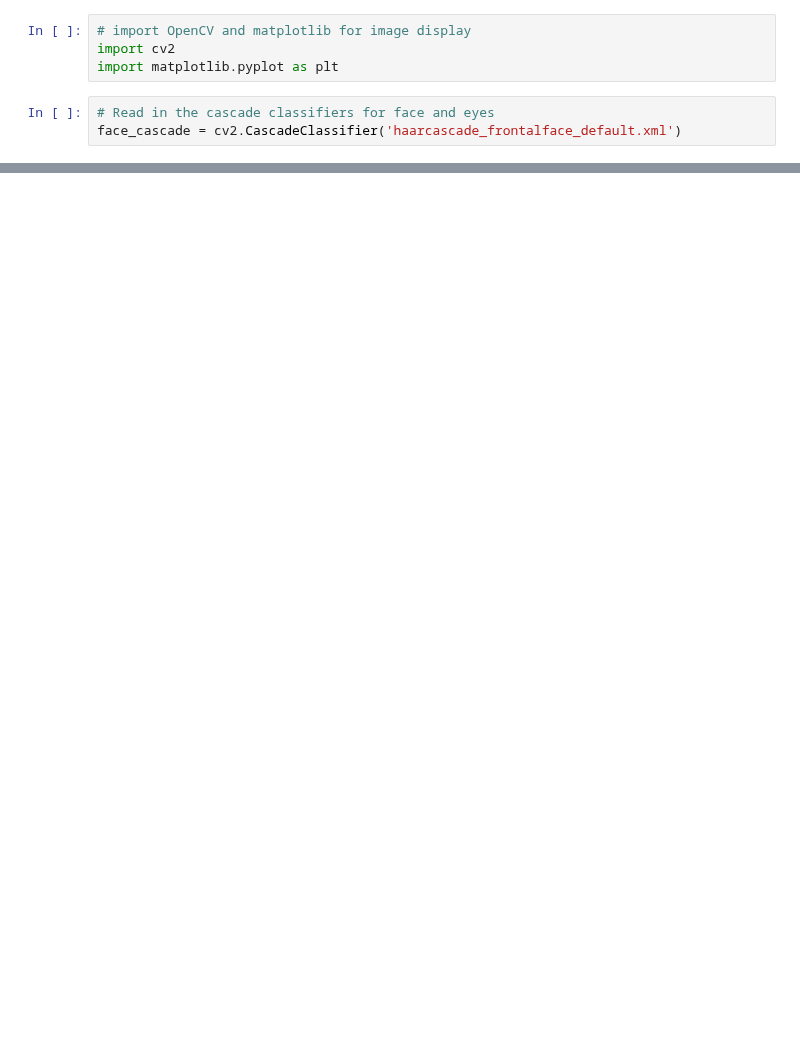
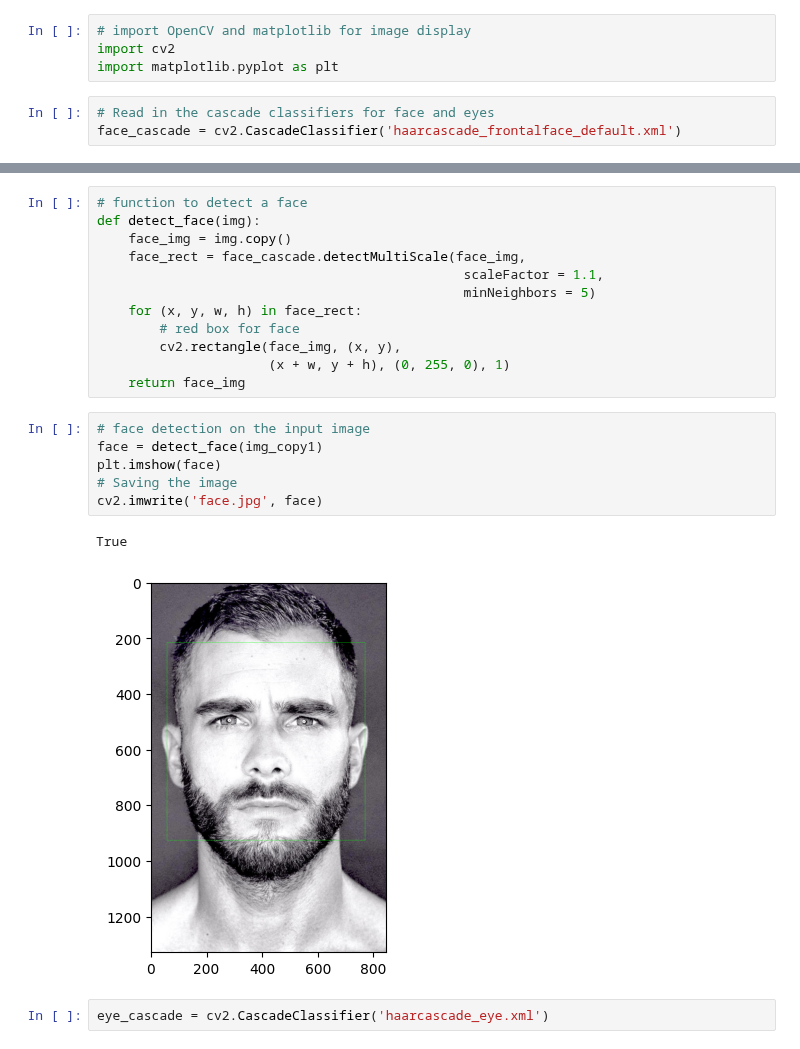
Before and after one commit to clarkngo/cs-courses, a Jupyter notebook: cs506/06-module-machine-learning/classifier.ipynb, the cells around one changed output, grey strips where cells are left out. Cells and saved outputs as stored; diff of their text form; blank space fills up the shorter version.

```diff
--- a/cs506/06-module-machine-learning/classifier.ipynb
+++ b/cs506/06-module-machine-learning/classifier.ipynb
@@ -18,0 +19,23 @@ img_copy3 = img.copy()
+# %%
+# function to detect a face
+def detect_face(img):
+    face_img = img.copy()
+    face_rect = face_cascade.detectMultiScale(face_img,
+                                               scaleFactor = 1.1,
+                                               minNeighbors = 5)
+    for (x, y, w, h) in face_rect:
+        # red box for face
+        cv2.rectangle(face_img, (x, y),
+                      (x + w, y + h), (0, 255, 0), 1)
+    return face_img
+# %%
+# face detection on the input image
+face = detect_face(img_copy1)
+plt.imshow(face)
+# Saving the image
+cv2.imwrite('face.jpg', face)
+# %% [output]
+True
+[figure, added]
+# %%
+eye_cascade = cv2.CascadeClassifier('haarcascade_eye.xml')
```
Also changed, not shown: parts of 7 cells of this notebook, 2 other files.
